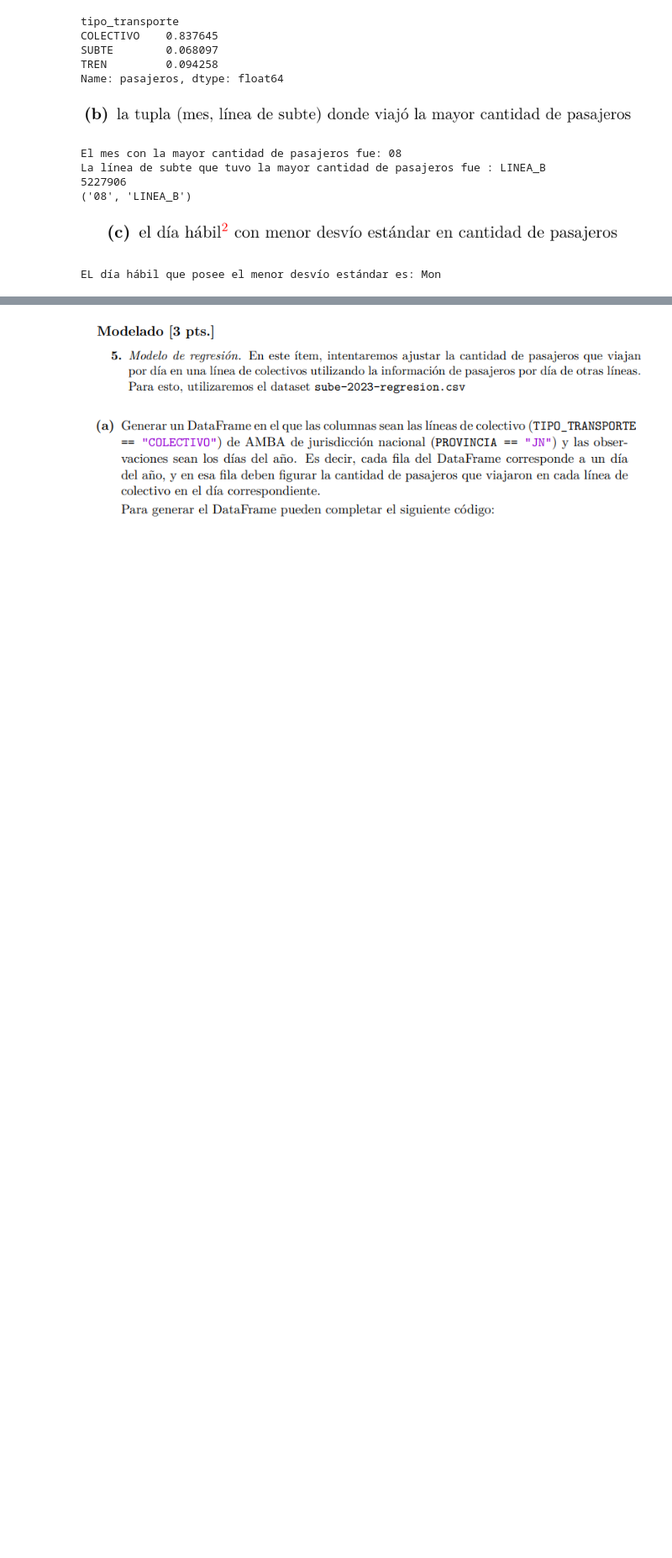
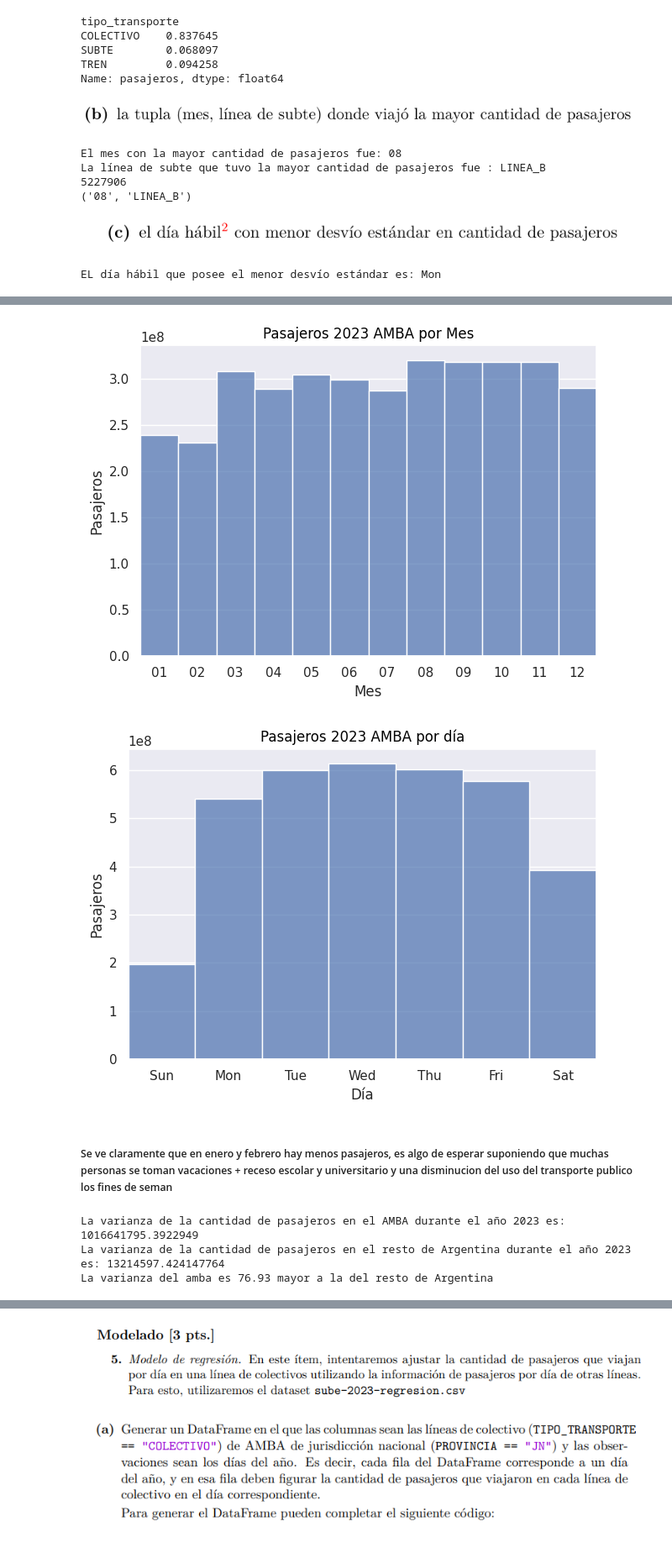
Before and after one commit to corrideluca/sube-2023, a Jupyter notebook: tp.ipynb, the cells around one changed output, grey strips where cells are left out. Shown at 84% size. Saved outputs shown, nothing was run; the diff lists cells and outputs as text; code cells hidden in the pictures; blank space fills up the shorter version.

```diff
--- a/tp.ipynb
+++ b/tp.ipynb
@@ -318,0 +199,22 @@ print(municipios_pasajeros)
+# %%
+so.Plot(datos_amba, x="fecha_mes", y="pasajeros").add(so.Bars(), so.Agg("sum")).label(title="Pasajeros 2023 AMBA por Mes", x="Mes", y="Pasajeros").show()
+so.Plot(datos_amba, x="fecha_dia", y="pasajeros").add(so.Bars(), so.Agg("sum")).label(title="Pasajeros 2023 AMBA por día", x="Día", y="Pasajeros").show()
+# %% [output]
+[figure, added]
+[figure, added]
+# %% [markdown]
+##### Se ve claramente que en enero y febrero hay menos pasajeros, es algo de esperar suponiendo que muchas personas se toman vacaciones + receso escolar y universitario y una disminucion del uso del transporte publico los fines de seman
+# %%
+# Ahora respondamos cual es la varianza de la cantidad de pasajeros en el AMBA durante el año 2023
+varianza_amba = datos_amba['pasajeros'].var()
+print(f"La varianza de la cantidad de pasajeros en el AMBA durante el año 2023 es: {varianza_amba}")
+# Ahora comparamos con la varianza en el resto de Argentina
+datos_no_amba = datos[datos["AMBA"] == "NO"].dropna()
+varianza_no_amba = datos_no_amba["CANTIDAD"].var()
+print(f"La varianza de la cantidad de pasajeros en el resto de Argentina durante el año 2023 es: {varianza_no_amba}")
+
+print(f"La varianza del amba es {round(varianza_amba/varianza_no_amba, 2)} mayor a la del resto de Argentina")
+# %% [output]
+La varianza de la cantidad de pasajeros en el AMBA durante el año 2023 es: 1016641795.3922949
+La varianza de la cantidad de pasajeros en el resto de Argentina durante el año 2023 es: 13214597.424147764
+La varianza del amba es 76.93 mayor a la del resto de Argentina
```
Also changed, not shown: parts of 52 cells of this notebook.
